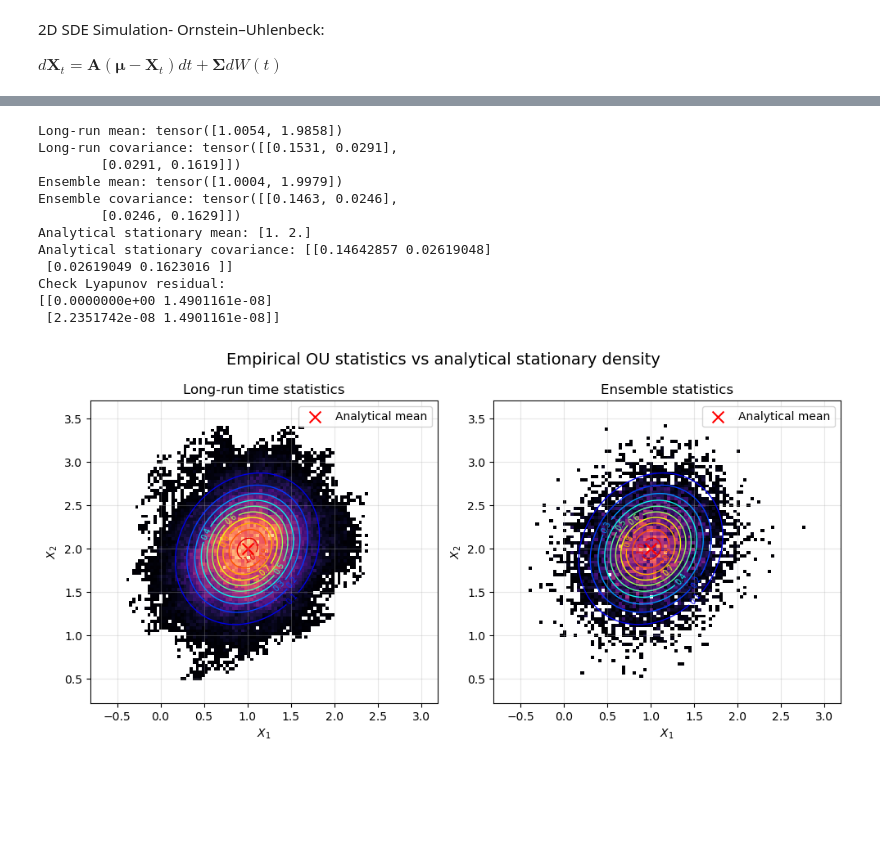
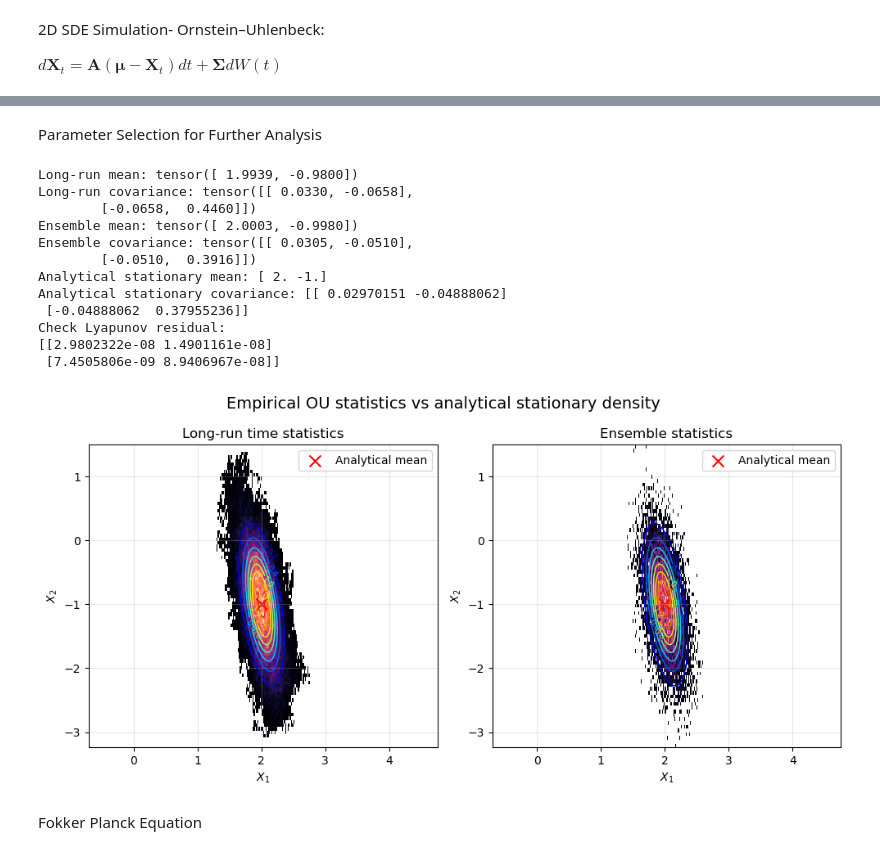
Before and after one commit to Elham-Rekabi/Inv_SPDE, a Jupyter notebook: Notebooks/SDE_2D_Example.ipynb, the cells around one changed output, grey strips where cells are left out. Saved outputs shown, nothing was run; the diff lists cells and outputs as text; code cells hidden in the pictures; blank space fills up the shorter version.

```diff
--- a/Notebooks/SDE_2D_Example.ipynb
+++ b/Notebooks/SDE_2D_Example.ipynb
@@ -29,8 +48,8 @@ def drift(t, x, params):
     A = params[0]   # shape (2, 2)
     mu = params[1]  # shape (2,)
 
-    A = torch.as_tensor(A, dtype=torch.float32)
-    mu = torch.as_tensor(mu, dtype=torch.float32)
+    A = torch.as_tensor(A, dtype=torch.float32, device = device)
+    mu = torch.as_tensor(mu, dtype=torch.float32, device = device)
 
     if x.ndim == 1:
         return A @ (mu - x)        # single trajectory, x shape (2,)
@@ -39,7 +58,7 @@ def drift(t, x, params):
 
 def diffusion(t, x, params):
     Sigma = params[0] # shape (2,2)
-    Sigma = torch.as_tensor(Sigma, dtype=torch.float32)
+    Sigma = torch.as_tensor(Sigma, dtype=torch.float32, device = device)
     return Sigma
 
 def simulate_OU_2D(A, mu, Sigma, X0, Time, dt, no_trajectories, only_final_state=True):
@@ -47,10 +66,10 @@ def simulate_OU_2D(A, mu, Sigma, X0, Time, dt, no_trajectories, only_final_state
     M = no_trajectories
     N = int(Time / dt)
 
-    A = torch.as_tensor(A, dtype=torch.float32)
-    mu = torch.as_tensor(mu, dtype=torch.float32)
-    Sigma = torch.as_tensor(Sigma, dtype=torch.float32)
-    X0 = torch.as_tensor(X0, dtype=torch.float32)
+    A = torch.as_tensor(A, dtype=torch.float32, device = device)
+    mu = torch.as_tensor(mu, dtype=torch.float32, device = device)
+    Sigma = torch.as_tensor(Sigma, dtype=torch.float32, device = device)
+    X0 = torch.as_tensor(X0, dtype=torch.float32, device = device)
 
     t = torch.linspace(0, Time, N + 1)
 
@@ -60,7 +79,7 @@ def simulate_OU_2D(A, mu, Sigma, X0, Time, dt, no_trajectories, only_final_state
 
         for i in range(N):
             drift_term = drift(t[i], X_t, [A, mu])
-            dW = torch.randn((M, 2), dtype=torch.float32) * (dt ** 0.5)
+            dW = torch.randn((M, 2), dtype=torch.float32, device = device) * (dt ** 0.5)
             noise_term = dW @ Sigma.T
             X_t = X_t + drift_term * dt + noise_term
 
@@ -68,13 +87,13 @@ def simulate_OU_2D(A, mu, Sigma, X0, Time, dt, no_trajectories, only_final_state
 
     else:
 
-        X = torch.zeros((M, N + 1, 2), dtype=torch.float32)
+        X = torch.zeros((M, N + 1, 2), dtype=torch.float32, device = device)
         X[:, 0, :] = X_t
 
         for i in range(N):
             X_t = X[:, i, :]
             drift_term = drift(t[i], X_t, [A, mu])
-            dW = torch.randn((M, 2), dtype=torch.float32) * (dt ** 0.5)
+            dW = torch.randn((M, 2), dtype=torch.float32, device = device) * (dt ** 0.5)
             noise_term = dW @ Sigma.T
             X[:, i + 1, :] = X_t + drift_term * dt + noise_term
 
@@ -182,3 +201,7 @@ plt.show()
+# %% [markdown]
+Parameter Selection for Further Analysis
+# %%
+param = parameters[2]
 # %%
 # Long run simulation
 
@@ -186,7 +209,7 @@ burn_in_time = 1000
 dt = 0.01
 burn_in_steps = int(burn_in_time / dt)
 
-t, X = simulate_OU_2D(parameters[0]["A"], parameters[0]["mu"], parameters[0]["Sigma"], X0, burn_in_time+1000, dt, no_trajectories = 1, only_final_state=False)
+t, X = simulate_OU_2D(param["A"], param["mu"], param["Sigma"], X0, burn_in_time+1000, dt, no_trajectories = 1, only_final_state=False)
 
 t_stationary = t[burn_in_steps:]
 X_stationary = X[0, burn_in_steps:, :]
@@ -201,7 +224,7 @@ print(f"Long-run covariance: {time_averaged_Covariance}")
 # Ensemble of trajectories
 
 M = 10000
-t, X_ensemble = simulate_OU_2D(parameters[0]["A"], parameters[0]["mu"], parameters[0]["Sigma"], X0, 1000, dt, no_trajectories = M, only_final_state=True)
+t, X_ensemble = simulate_OU_2D(param["A"], param["mu"], param["Sigma"], X0, 1000, dt, no_trajectories = M, only_final_state=True)
 
 
 mean_ensemble = torch.mean(X_ensemble, dim=0)
@@ -213,9 +236,9 @@ print(f"Ensemble covariance: {cov_ensemble}")
 
 # Analytical stationary distribution
 
-A = parameters[0]["A"].numpy()
-mu = parameters[0]["mu"].numpy()
-Sigma = parameters[0]["Sigma"].numpy()
+A = param["A"].numpy()
+mu = param["mu"].numpy()
+Sigma = param["Sigma"].numpy()
 C = scipy.linalg.solve_continuous_lyapunov(A, Sigma @ Sigma.T)
 
 print(f"Analytical stationary mean: {mu}")
@@ -226,28 +249,28 @@ D = Sigma @ Sigma.T
 residual = A @ C + C @ A.T - D
 print(residual)
 # %% [output]
-Long-run mean: tensor([1.0054, 1.9858])
-Long-run covariance: tensor([[0.1531, 0.0291],
-        [0.0291, 0.1619]])
-Ensemble mean: tensor([1.0004, 1.9979])
-Ensemble covariance: tensor([[0.1463, 0.0246],
-        [0.0246, 0.1629]])
-Analytical stationary mean: [1. 2.]
-Analytical stationary covariance: [[0.14642857 0.02619048]
- [0.02619049 0.1623016 ]]
+Long-run mean: tensor([ 1.9939, -0.9800])
+Long-run covariance: tensor([[ 0.0330, -0.0658],
+        [-0.0658,  0.4460]])
+Ensemble mean: tensor([ 2.0003, -0.9980])
+Ensemble covariance: tensor([[ 0.0305, -0.0510],
+        [-0.0510,  0.3916]])
+Analytical stationary mean: [ 2. -1.]
+Analytical stationary covariance: [[ 0.02970151 -0.04888062]
+ [-0.04888062  0.37955236]]
 Check Lyapunov residual:
-[[0.0000000e+00 1.4901161e-08]
- [2.2351742e-08 1.4901161e-08]]
+[[2.9802322e-08 1.4901161e-08]
+ [7.4505806e-09 8.9406967e-08]]
 # %%
 
 x_time_np = X_stationary.detach().cpu().numpy()
 x_ens_np = X_ensemble.detach().cpu().numpy()
 
-x1_min = min(x_time_np[:, 0].min(), x_ens_np[:, 0].min()) - 0.0
-x1_max = max(x_time_np[:, 0].max(), x_ens_np[:, 0].max()) + 0.0
+x1_min = np.min([x_time_np[:, 0].min(), x_ens_np[:, 0].min()]) - 0.0
+x1_max = np.max([x_time_np[:, 0].max(), x_ens_np[:, 0].max()]) + 0.0
 
-x2_min = min(x_time_np[:, 1].min(), x_ens_np[:, 1].min()) - 0.0
-x2_max = max(x_time_np[:, 1].max(), x_ens_np[:, 1].max()) + 0.0
+x2_min = np.min([x_time_np[:, 1].min(), x_ens_np[:, 1].min()]) - 0.0
+x2_max = np.max([x_time_np[:, 1].max(), x_ens_np[:, 1].max()]) + 0.0
 
 x1_grid = np.linspace(x1_min, x1_max, 150)
 x2_grid = np.linspace(x2_min, x2_max, 150)
@@ -298,31 +321,33 @@ h2 = ax2.hist2d(
     x_ens_np[:, 0],
     x_ens_np[:, 1],
     bins=80,
     density=True,
     cmap="magma",
     cmin=1e-12
 )
 
 c2 = ax2.contour(
     X1, X2, Z,
     levels=10,
     linewidths=1,
     cmap="jet"
 )
 
 ax2.scatter(mu[0], mu[1], marker="x", s=100, color="red", label="Analytical mean")
 ax2.clabel(c2, inline=True, fontsize=7)
 
 ax2.set_title("Ensemble statistics")
 ax2.set_xlabel(r"$X_1$")
 ax2.set_ylabel(r"$X_2$")
 ax2.axis("equal")
 ax2.grid(True, alpha=0.3)
 ax2.legend(loc="upper right")
 
 
 plt.suptitle("Empirical OU statistics vs analytical stationary density", fontsize=14)
 plt.tight_layout()
 plt.show()
 # %% [output]
-[figure, old version]
+[figure, new version]
+# %% [markdown]
+Fokker Planck Equation
```
Also changed, not shown: parts of 7 cells of this notebook, 2 other files.
